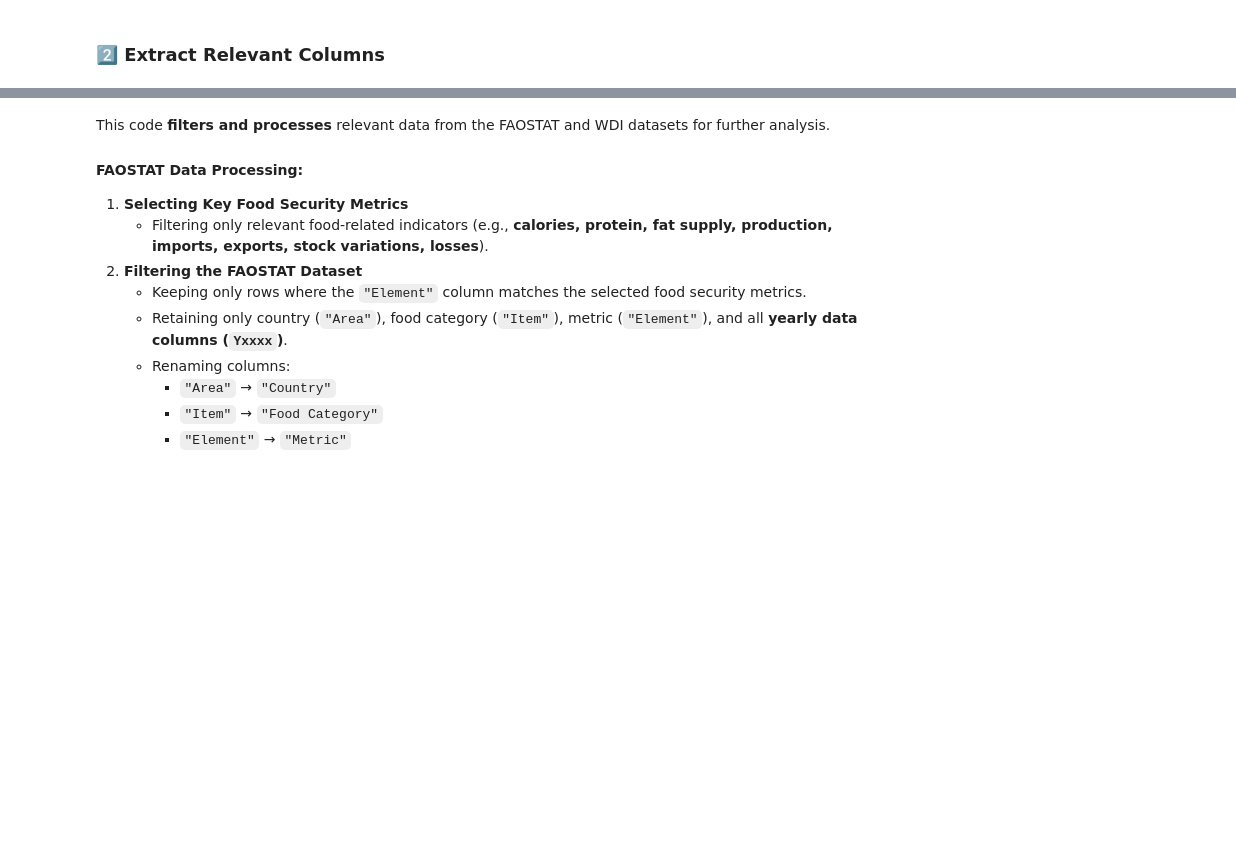
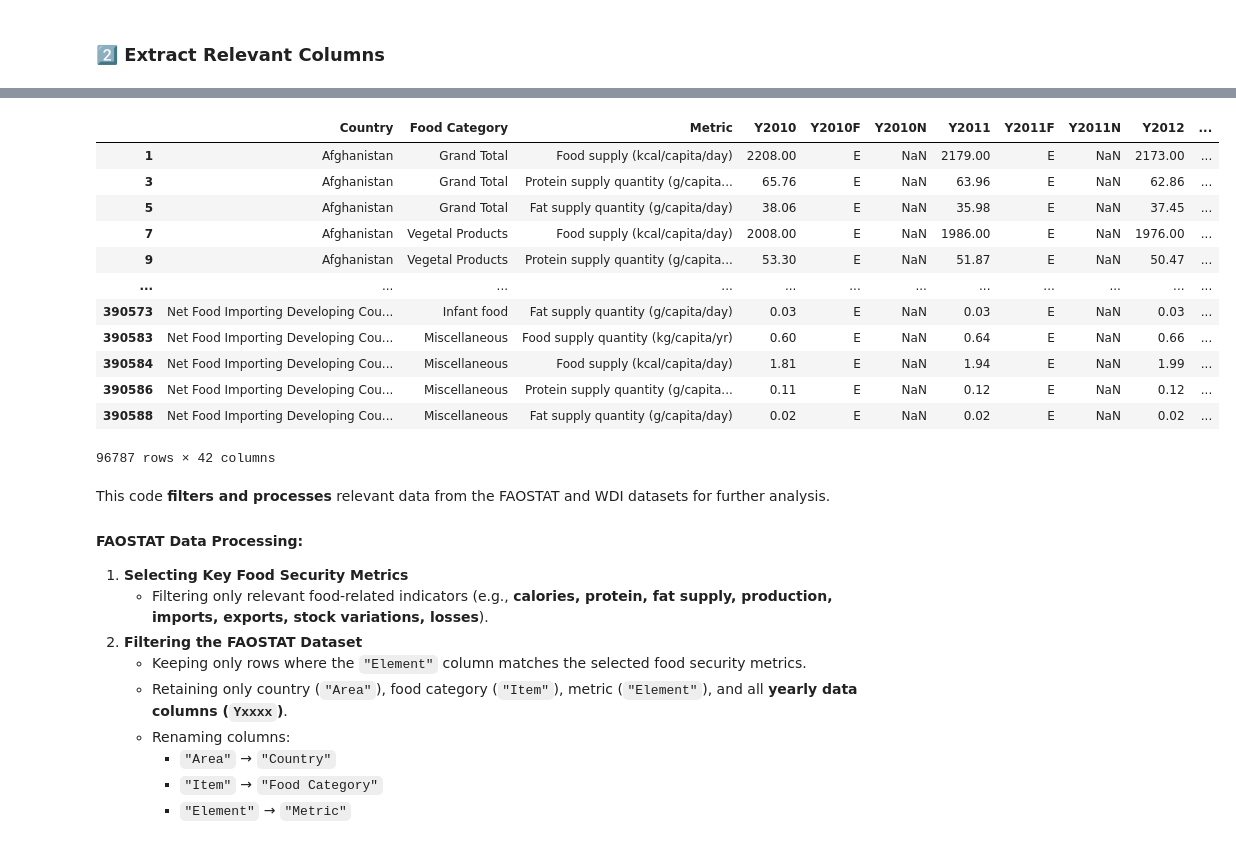
Before and after one commit to chetan-957/Data-Management-sp2025, a Jupyter notebook: ps2.ipynb, the cells around one changed output, grey strips where cells are left out. Cells and saved outputs as stored; diff of their text form; code cells hidden in the pictures; blank space fills up the shorter version.

```diff
--- a/ps2.ipynb
+++ b/ps2.ipynb
@@ -187,3 +213,19 @@ wdi_filtered.columns = [col.split(" [YR")[0] if " [YR" in col else col for col i
+# %%
+faostat_filtered #same here
+# %% [output]
+|  | Country | Food Category | Metric | Y2010 | Y2010F | Y2010N | Y2011 | Y2011F | Y2011N | Y2012 | ... |
+| 1 | Afghanistan | Grand Total | Food supply (kcal/capita/day) | 2208.00 | E | NaN | 2179.00 | E | NaN | 2173.00 | ... |
+| 3 | Afghanistan | Grand Total | Protein supply quantity (g/capita... | 65.76 | E | NaN | 63.96 | E | NaN | 62.86 | ... |
+| 5 | Afghanistan | Grand Total | Fat supply quantity (g/capita/day) | 38.06 | E | NaN | 35.98 | E | NaN | 37.45 | ... |
+| 7 | Afghanistan | Vegetal Products | Food supply (kcal/capita/day) | 2008.00 | E | NaN | 1986.00 | E | NaN | 1976.00 | ... |
+| 9 | Afghanistan | Vegetal Products | Protein supply quantity (g/capita... | 53.30 | E | NaN | 51.87 | E | NaN | 50.47 | ... |
+| ... | ... | ... | ... | ... | ... | ... | ... | ... | ... | ... | ... |
+| 390573 | Net Food Importing Developing Cou... | Infant food | Fat supply quantity (g/capita/day) | 0.03 | E | NaN | 0.03 | E | NaN | 0.03 | ... |
+| 390583 | Net Food Importing Developing Cou... | Miscellaneous | Food supply quantity (kg/capita/yr) | 0.60 | E | NaN | 0.64 | E | NaN | 0.66 | ... |
+| 390584 | Net Food Importing Developing Cou... | Miscellaneous | Food supply (kcal/capita/day) | 1.81 | E | NaN | 1.94 | E | NaN | 1.99 | ... |
+| 390586 | Net Food Importing Developing Cou... | Miscellaneous | Protein supply quantity (g/capita... | 0.11 | E | NaN | 0.12 | E | NaN | 0.12 | ... |
+| 390588 | Net Food Importing Developing Cou... | Miscellaneous | Fat supply quantity (g/capita/day) | 0.02 | E | NaN | 0.02 | E | NaN | 0.02 | ... |
+96787 rows × 42 columns
 # %% [markdown]
 This code **filters and processes** relevant data from the FAOSTAT and WDI datasets for further analysis.
 
```
Also changed, not shown: parts of 17 cells of this notebook.
